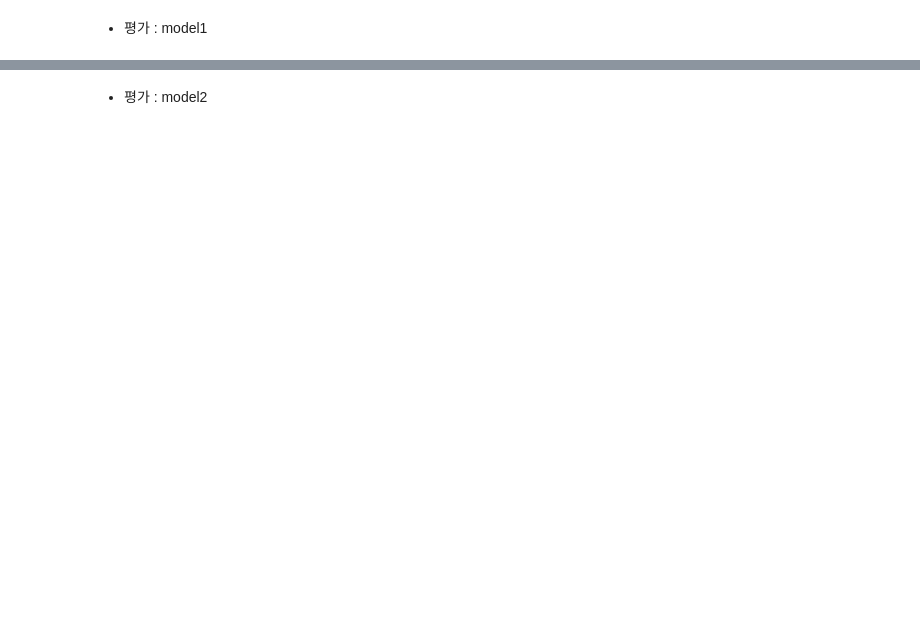
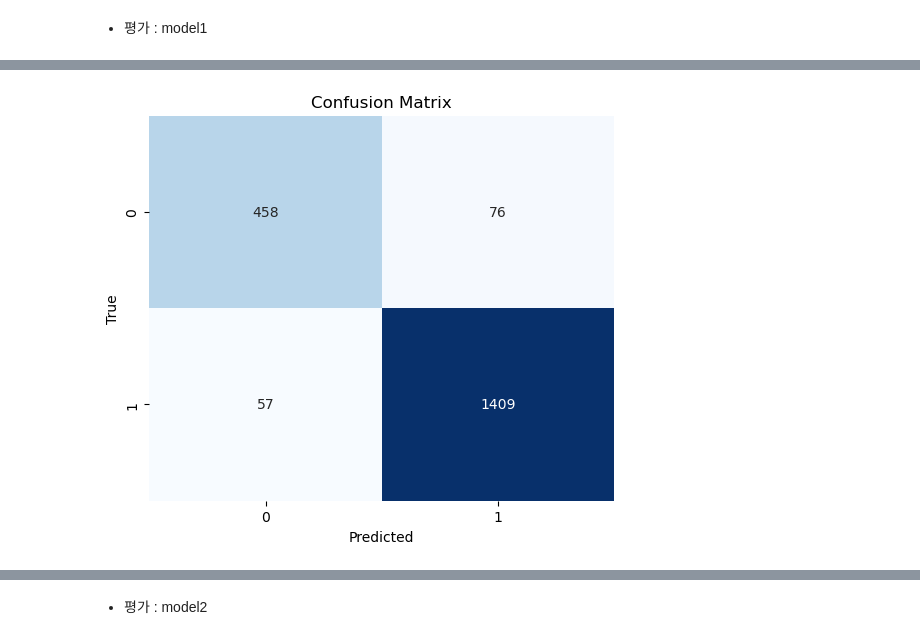
Before and after one commit to Sihyeon0123/AIVLE_School, a Jupyter notebook: 2차 미니프로젝트/Step3. 속성 기반 감정 분류.ipynb, the cells around one changed output, grey strips where cells are left out. Saved outputs shown, nothing was run; the diff lists cells and outputs as text; code cells hidden in the pictures; blank space fills up the shorter version.

```diff
--- a/2차 미니프로젝트/Step3. 속성 기반 감정 분류.ipynb
+++ b/2차 미니프로젝트/Step3. 속성 기반 감정 분류.ipynb
@@ -141,2 +276,24 @@ aspects = ['보습', '기능', '밀착', '가격', '향', '편의성', '기타',
+# %%
+# Trainer1 설정
+trainer1 = Trainer(
+    model=model1,                         # 학습할 모델
+    args=training_args,                  # TrainingArguments
+    train_dataset = tokenized_bert_train,
+    eval_dataset = tokenized_bert_val,
+    tokenizer = tokenizer1,
+    callbacks = [EarlyStoppingCallback(early_stopping_patience=3)], # 조기 종료
+)
+
+# Trainer2 설정
+trainer2 = Trainer(
+    model=model2,                         # 학습할 모델
+    args=training_args,                  # TrainingArguments
+    train_dataset = tokenized_roberta_train,
+    eval_dataset = tokenized_roberta_val,
+    tokenizer = tokenizer2,
+    callbacks = [EarlyStoppingCallback(early_stopping_patience=3)], # 조기 종료
+)
 # %% [markdown]
 #### 3) 학습
+# %%
+trainer1.train()
@@ -144,3 +321,6 @@ aspects = ['보습', '기능', '밀착', '가격', '향', '편의성', '기타',
 #### 4) 모델 검증평가
 # %% [markdown]
 * 예측
+# %%
+raw_pred1 = trainer1.predict(tokenized_bert_val)
+raw_pred2 = trainer2.predict(tokenized_roberta_val)
@@ -146,0 +330,3 @@ aspects = ['보습', '기능', '밀착', '가격', '향', '편의성', '기타',
+# %%
+preds1 = raw_pred1.predictions.argmax(axis=1)
+labels1 = raw_pred1.label_ids
@@ -148,0 +355,11 @@ aspects = ['보습', '기능', '밀착', '가격', '향', '편의성', '기타',
+# %%
+cm1 = confusion_matrix(labels1, preds1)
+
+plt.figure(figsize=(6,5))
+sns.heatmap(cm1, annot=True, fmt='d', cmap='Blues', cbar=False)
+plt.xlabel("Predicted")
+plt.ylabel("True")
+plt.title("Confusion Matrix")
+plt.show()
+# %% [output]
+[figure, added]
```
Also changed, not shown: parts of 54 cells of this notebook, 1 other file.
